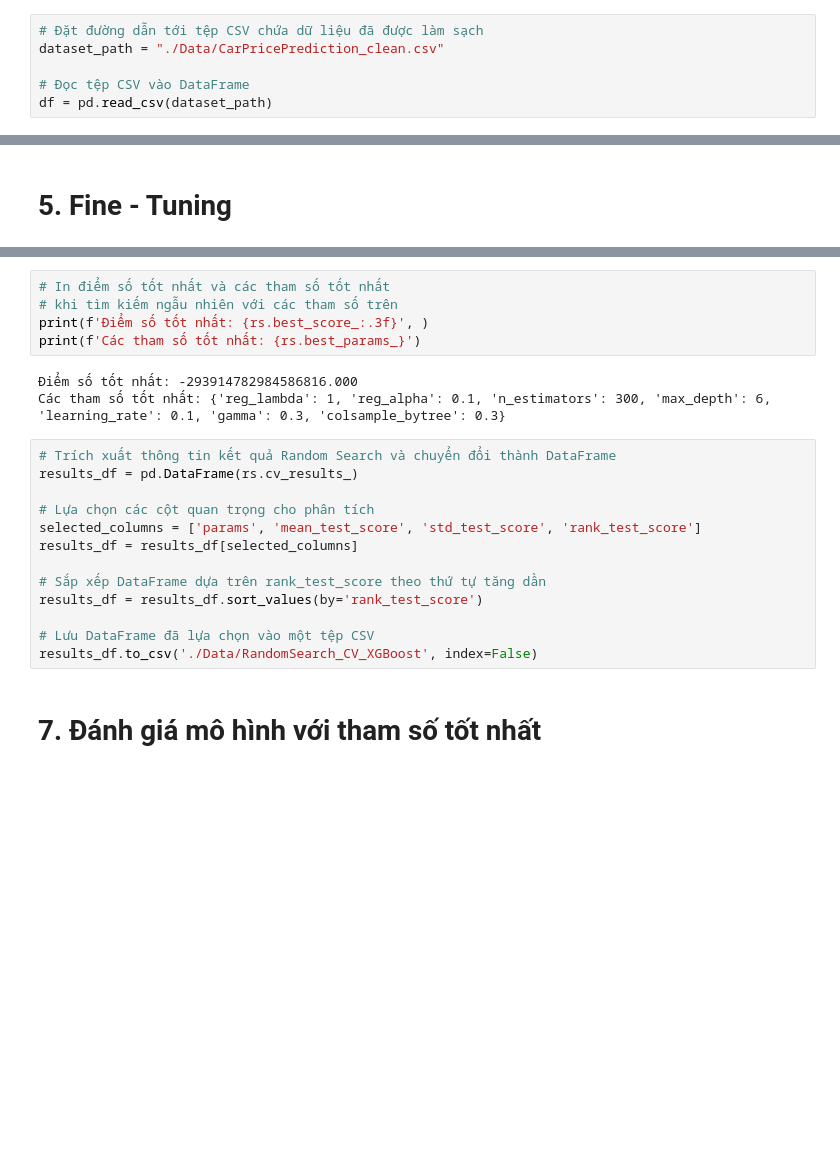
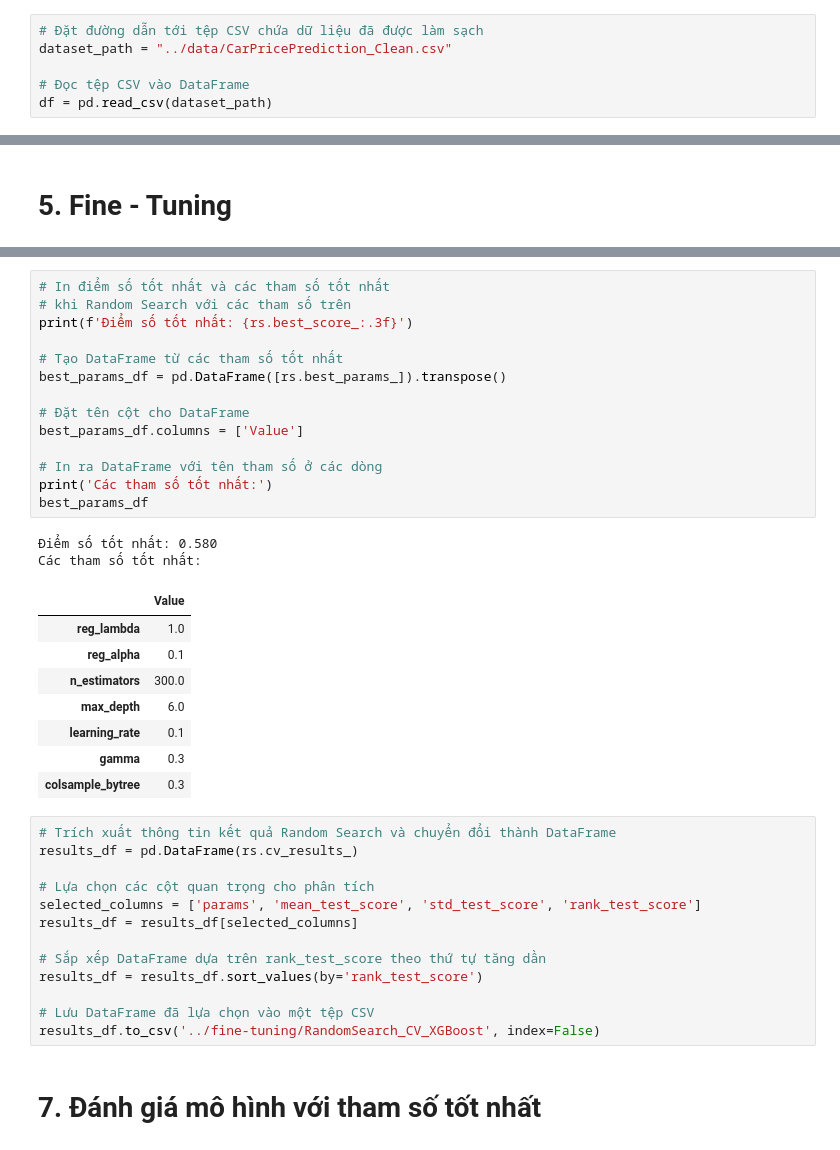
Before and after one commit to pahopu/IE224_CarPricePrediction, a Jupyter notebook: sources/model.ipynb, the cells around one changed output, grey strips where cells are left out. Drawn from its saved outputs; the diff is of its cells as text; blank space fills up the shorter version.

```diff
--- a/sources/model.ipynb
+++ b/sources/model.ipynb
@@ -24,7 +24,7 @@ from sklearn.metrics import (mean_squared_error,
 # 1.&nbsp;Đọc dữ liệu
 # %%
 # Đặt đường dẫn tới tệp CSV chứa dữ liệu đã được làm sạch
-dataset_path = "./Data/CarPricePrediction_clean.csv"
+dataset_path = "../data/CarPricePrediction_Clean.csv"
 
 # Đọc tệp CSV vào DataFrame
 df = pd.read_csv(dataset_path)
@@ -173,11 +208,28 @@ RandomizedSearchCV(estimator=XGBRegressor(base_score=None, booster=None,
 # %%
 # In điểm số tốt nhất và các tham số tốt nhất
-# khi tìm kiếm ngẫu nhiên với các tham số trên
-print(f'Điểm số tốt nhất: {rs.best_score_:.3f}', )
-print(f'Các tham số tốt nhất: {rs.best_params_}')
+# khi Random Search với các tham số trên
+print(f'Điểm số tốt nhất: {rs.best_score_:.3f}')
+
+# Tạo DataFrame từ các tham số tốt nhất
+best_params_df = pd.DataFrame([rs.best_params_]).transpose()
+
+# Đặt tên cột cho DataFrame
+best_params_df.columns = ['Value']
+
+# In ra DataFrame với tên tham số ở các dòng
+print('Các tham số tốt nhất:')
+best_params_df
 # %% [output]
-Điểm số tốt nhất: -293914782984586816.000
-Các tham số tốt nhất: {'reg_lambda': 1, 'reg_alpha': 0.1, 'n_estimators': 300, 'max_depth': 6, 'learning_rate': 0.1, 'gamma': 0.3, 'colsample_bytree': 0.3}
+Điểm số tốt nhất: 0.580
+Các tham số tốt nhất:
+|  | Value |
+| reg_lambda | 1.0 |
+| reg_alpha | 0.1 |
+| n_estimators | 300.0 |
+| max_depth | 6.0 |
+| learning_rate | 0.1 |
+| gamma | 0.3 |
+| colsample_bytree | 0.3 |
 # %%
 # Trích xuất thông tin kết quả Random Search và chuyển đổi thành DataFrame
 results_df = pd.DataFrame(rs.cv_results_)
@@ -190,7 +242,7 @@ results_df = results_df[selected_columns]
 results_df = results_df.sort_values(by='rank_test_score')
 
 # Lưu DataFrame đã lựa chọn vào một tệp CSV
-results_df.to_csv('./Data/RandomSearch_CV_XGBoost', index=False)
+results_df.to_csv('../fine-tuning/RandomSearch_CV_XGBoost', index=False)
 # %% [markdown]
 # 7.&nbsp;Đánh giá mô hình với tham số tốt nhất
 # %% [markdown]
```
Also changed, not shown: parts of 2 cells of this notebook, 1 other file.
